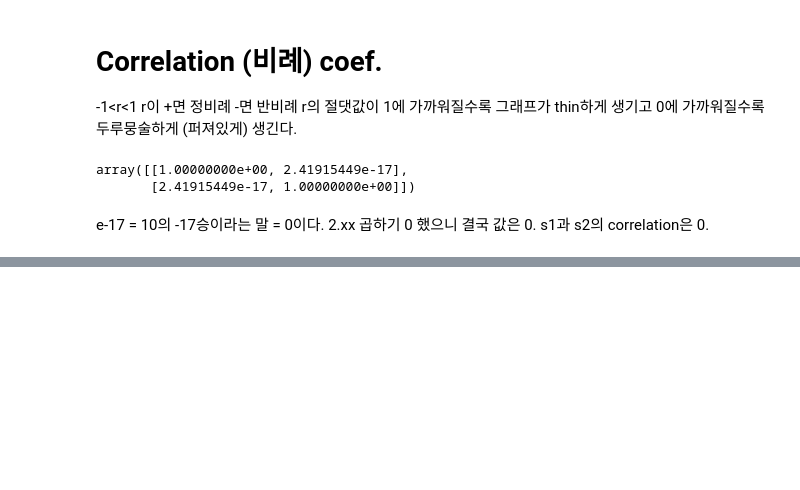
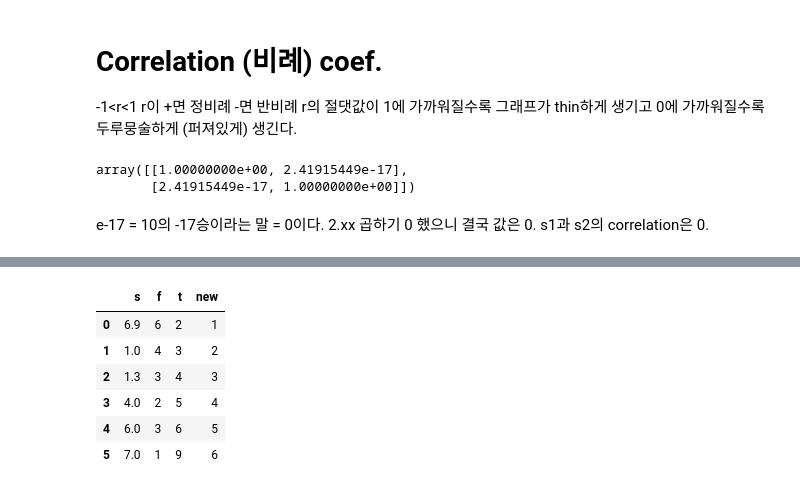
Before and after one commit to Lyr-ics/class2022Spring, a Jupyter notebook: class2022spring.ipynb, the cells around one changed output, grey strips where cells are left out. Cells and saved outputs as stored; diff of their text form; code cells hidden in the pictures; blank space fills up the shorter version.

```diff
--- a/class2022spring.ipynb
+++ b/class2022spring.ipynb
@@ -426,0 +643,11 @@ s1과 s2의 correlation은 0.
+# %%
+df['new'] = [1,2,3,4,5,6]
+df
+# %% [output]
+|  | s | f | t | new |
+| 0 | 6.9 | 6 | 2 | 1 |
+| 1 | 1.0 | 4 | 3 | 2 |
+| 2 | 1.3 | 3 | 4 | 3 |
+| 3 | 4.0 | 2 | 5 | 4 |
+| 4 | 6.0 | 3 | 6 | 5 |
+| 5 | 7.0 | 1 | 9 | 6 |
```
Also changed, not shown: parts of 77 cells of this notebook.
